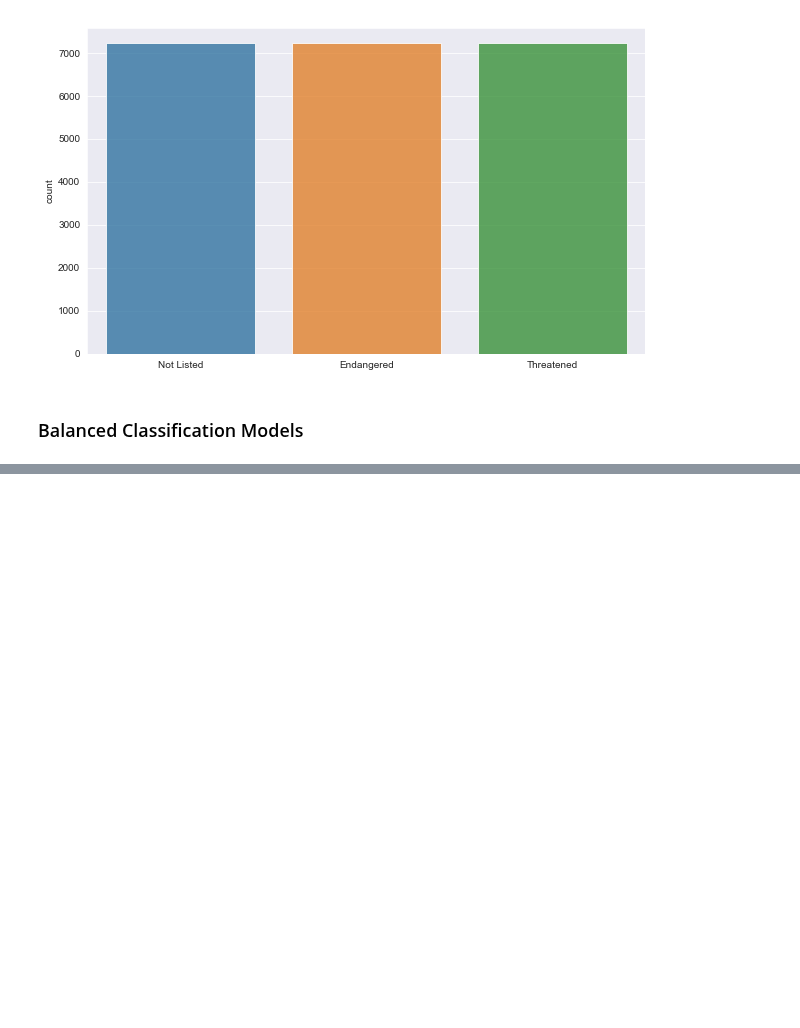
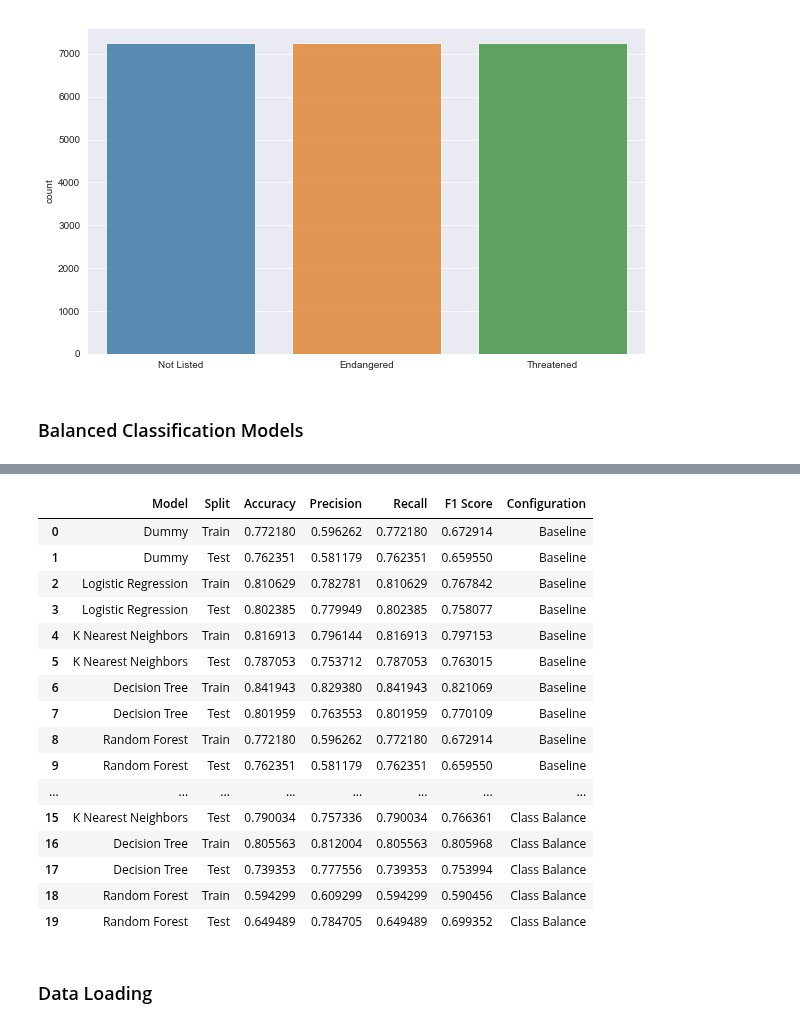
Before and after one commit to acdick/endangered_species_classification, a Jupyter notebook: Source/04_Classification_Modeling.ipynb, the cells around one changed output, grey strips where cells are left out. Drawn from its saved outputs; the diff is of its cells as text; code cells hidden in the pictures; blank space fills up the shorter version.

```diff
--- a/Source/04_Classification_Modeling.ipynb
+++ b/Source/04_Classification_Modeling.ipynb
@@ -193,0 +217,23 @@ balanced.pivot(index='Model', columns='Split')
+# %%
+models = models.append(balanced, ignore_index=True)
+models
+# %% [output]
+|  | Model | Split | Accuracy | Precision | Recall | F1 Score | Configuration |
+| 0 | Dummy | Train | 0.772180 | 0.596262 | 0.772180 | 0.672914 | Baseline |
+| 1 | Dummy | Test | 0.762351 | 0.581179 | 0.762351 | 0.659550 | Baseline |
+| 2 | Logistic Regression | Train | 0.810629 | 0.782781 | 0.810629 | 0.767842 | Baseline |
+| 3 | Logistic Regression | Test | 0.802385 | 0.779949 | 0.802385 | 0.758077 | Baseline |
+| 4 | K Nearest Neighbors | Train | 0.816913 | 0.796144 | 0.816913 | 0.797153 | Baseline |
+| 5 | K Nearest Neighbors | Test | 0.787053 | 0.753712 | 0.787053 | 0.763015 | Baseline |
+| 6 | Decision Tree | Train | 0.841943 | 0.829380 | 0.841943 | 0.821069 | Baseline |
+| 7 | Decision Tree | Test | 0.801959 | 0.763553 | 0.801959 | 0.770109 | Baseline |
+| 8 | Random Forest | Train | 0.772180 | 0.596262 | 0.772180 | 0.672914 | Baseline |
+| 9 | Random Forest | Test | 0.762351 | 0.581179 | 0.762351 | 0.659550 | Baseline |
+| ... | ... | ... | ... | ... | ... | ... | ... |
+| 15 | K Nearest Neighbors | Test | 0.790034 | 0.757336 | 0.790034 | 0.766361 | Class Balance |
+| 16 | Decision Tree | Train | 0.805563 | 0.812004 | 0.805563 | 0.805968 | Class Balance |
+| 17 | Decision Tree | Test | 0.739353 | 0.777556 | 0.739353 | 0.753994 | Class Balance |
+| 18 | Random Forest | Train | 0.594299 | 0.609299 | 0.594299 | 0.590456 | Class Balance |
+| 19 | Random Forest | Test | 0.649489 | 0.784705 | 0.649489 | 0.699352 | Class Balance |
+# %% [markdown]
+### Data Loading
```
Also changed, not shown: parts of 9 cells of this notebook, 3 other files.
